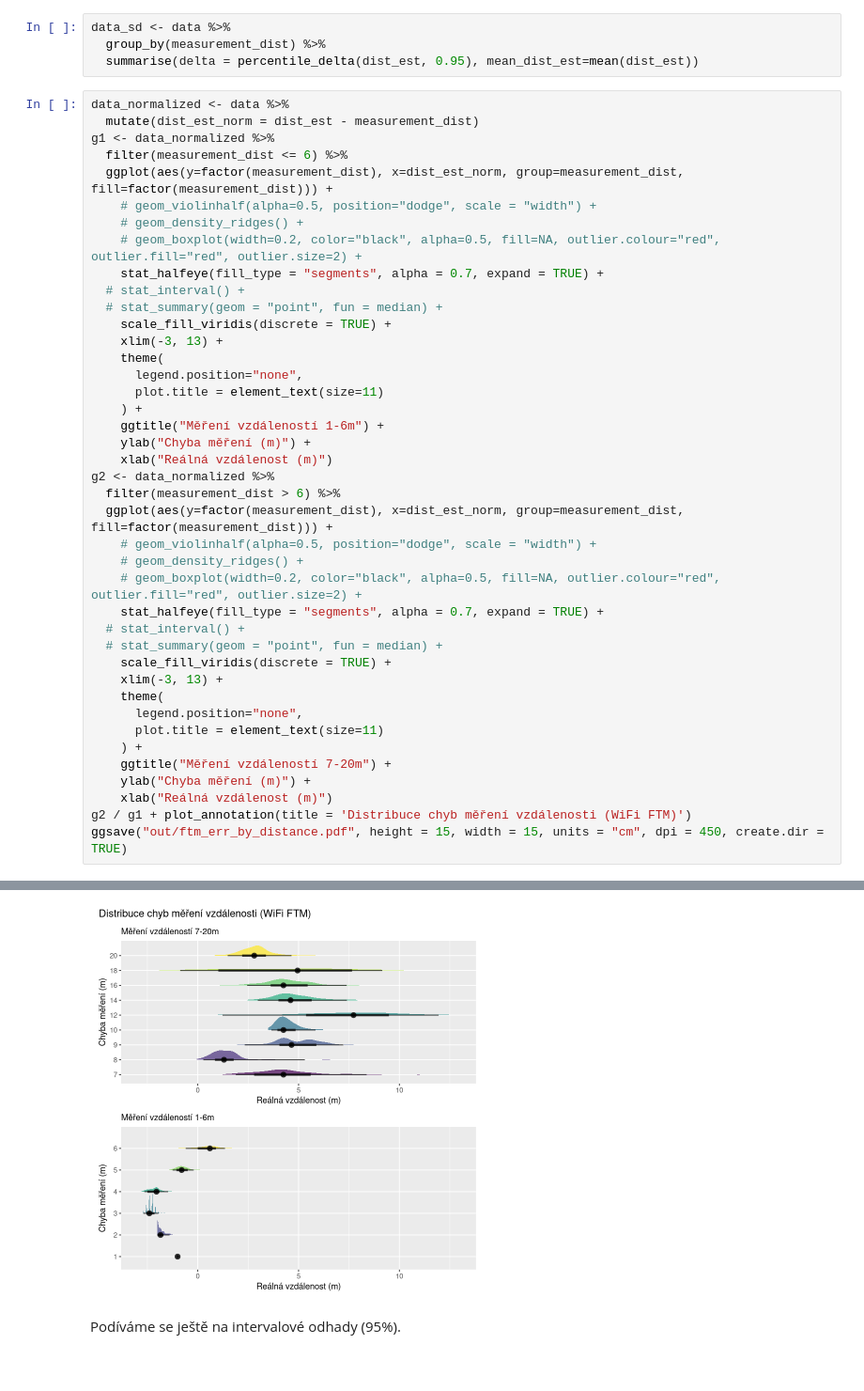
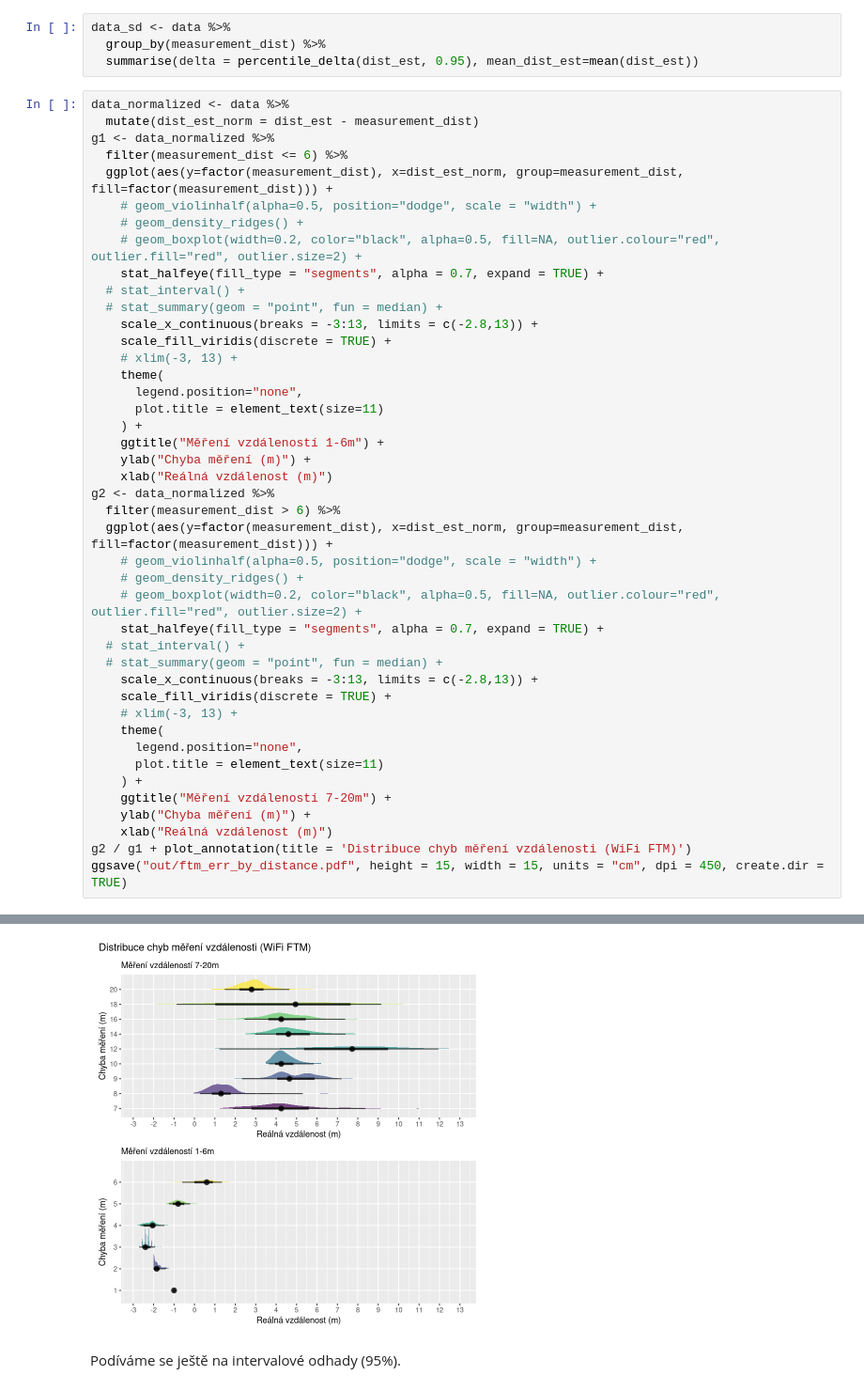
Before and after one commit to danielkurek/imf, a Jupyter notebook: distance-analysis/ftm_stat.ipynb, the cells around one changed output, grey strips where cells are left out. Shown at 94% size. Drawn from its saved outputs; the diff is of its cells as text.

```diff
--- a/distance-analysis/ftm_stat.ipynb
+++ b/distance-analysis/ftm_stat.ipynb
@@ -72,8 +72,9 @@ g1 <- data_normalized %>%
     stat_halfeye(fill_type = "segments", alpha = 0.7, expand = TRUE) +
   # stat_interval() +
   # stat_summary(geom = "point", fun = median) +
+    scale_x_continuous(breaks = -3:13, limits = c(-2.8,13)) +
     scale_fill_viridis(discrete = TRUE) +
-    xlim(-3, 13) +
+    # xlim(-3, 13) +
     theme(
       legend.position="none",
       plot.title = element_text(size=11)
@@ -90,8 +91,9 @@ g2 <- data_normalized %>%
     stat_halfeye(fill_type = "segments", alpha = 0.7, expand = TRUE) +
   # stat_interval() +
   # stat_summary(geom = "point", fun = median) +
+    scale_x_continuous(breaks = -3:13, limits = c(-2.8,13)) +
     scale_fill_viridis(discrete = TRUE) +
-    xlim(-3, 13) +
+    # xlim(-3, 13) +
     theme(
       legend.position="none",
       plot.title = element_text(size=11)
@@ -106,4 +107,4 @@ ggsave("out/ftm_err_by_distance.pdf", height = 15, width = 15, units = "cm", dpi
-[figure, old version]
+[figure, new version]
 # %% [markdown]
 Podíváme se ještě na intervalové odhady (95%).
 # %%
```
Also changed, not shown: parts of 5 cells of this notebook, 1 other file.
